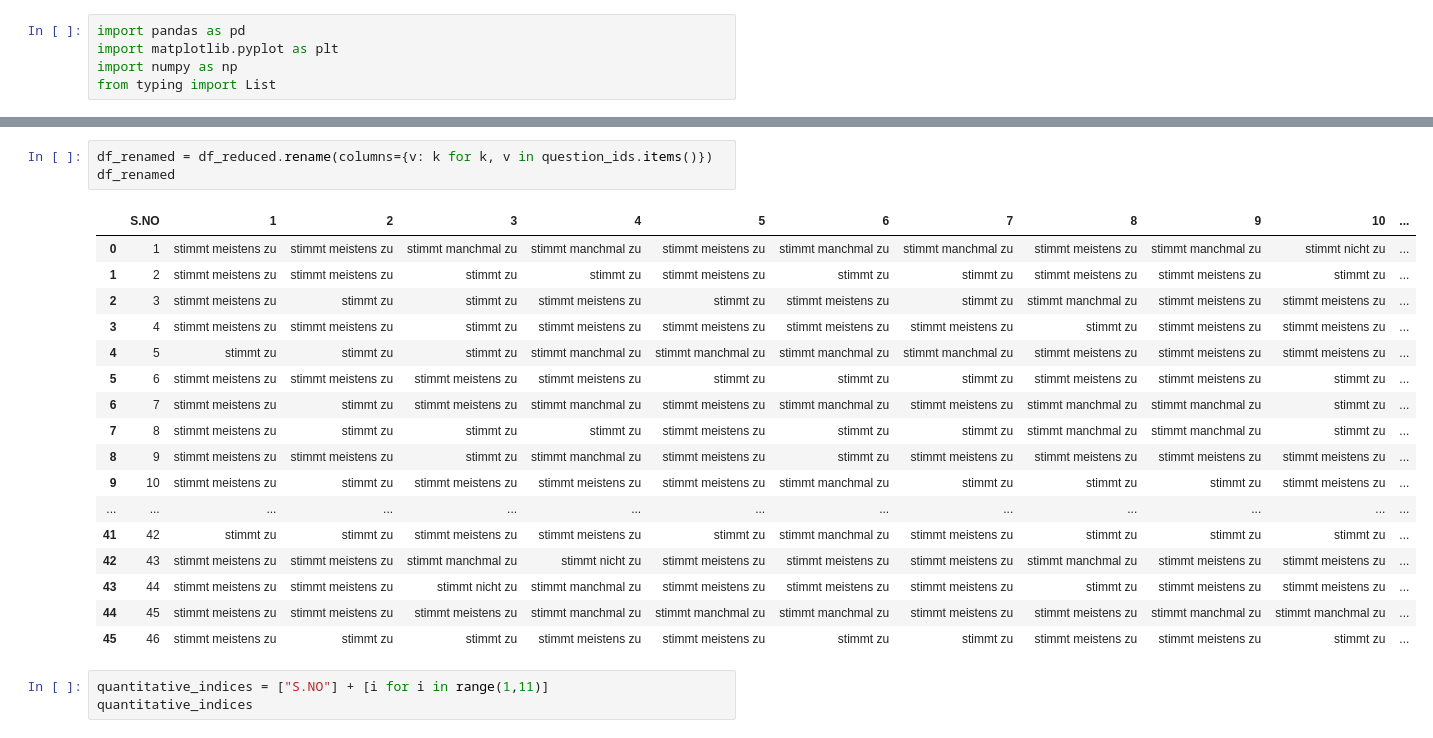
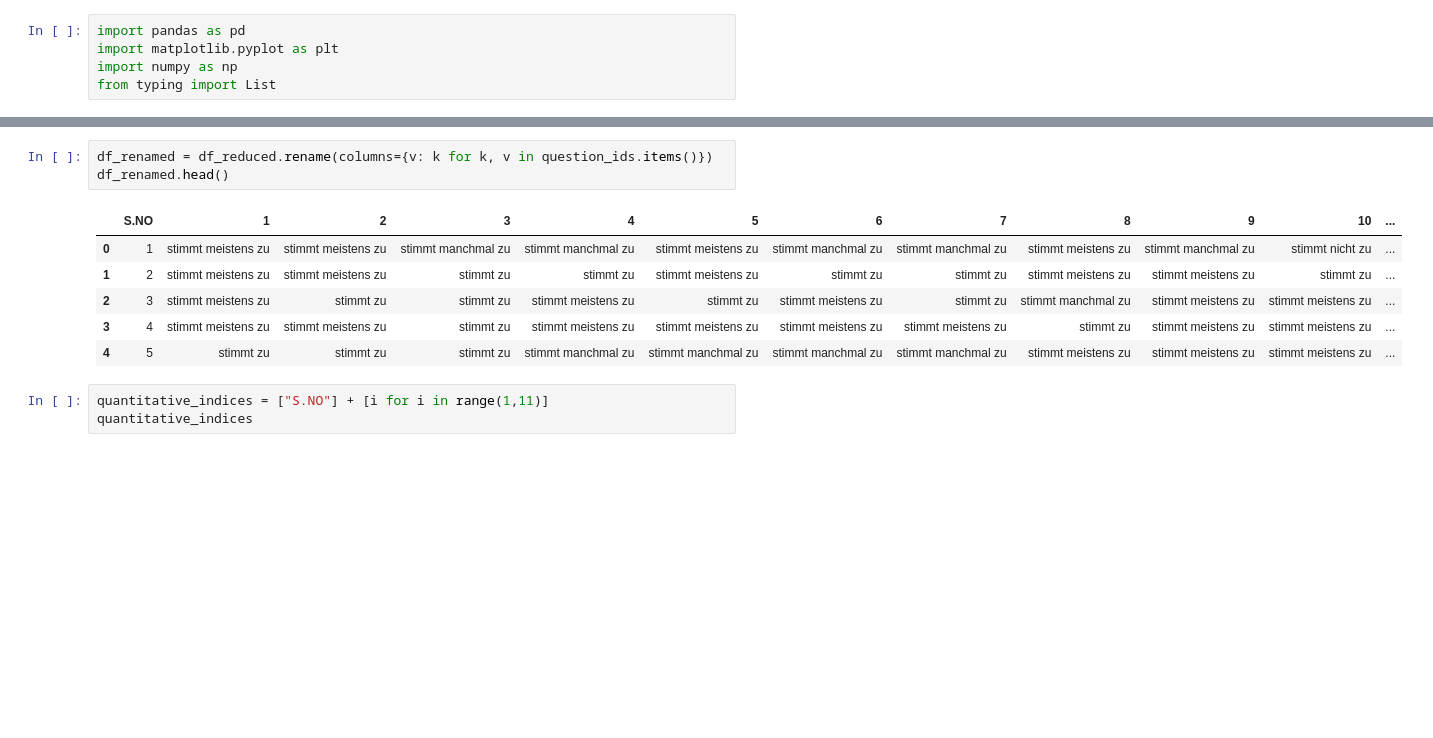
Before and after one commit to hweichelt/eval_achtsamkeit, a Jupyter notebook: auswertung.ipynb, the cells around one changed output, grey strips where cells are left out. Saved outputs shown, nothing was run; the diff lists cells and outputs as text; blank space fills up the shorter version.

Commit message:
Only display head for dfs

```diff
--- a/auswertung.ipynb
+++ b/auswertung.ipynb
@@ -88,25 +66,14 @@ question_ids
  17: '17. Hättest Du Interesse an Angeboten der Hochschule zur Achtsamkeitsförderung?'}
 # %%
 df_renamed = df_reduced.rename(columns={v: k for k, v in question_ids.items()})
-df_renamed
+df_renamed.head()
 # %% [output]
 |  | S.NO | 1 | 2 | 3 | 4 | 5 | 6 | 7 | 8 | 9 | 10 | ... |
 | 0 | 1 | stimmt meistens zu | stimmt meistens zu | stimmt manchmal zu | stimmt manchmal zu | stimmt meistens zu | stimmt manchmal zu | stimmt manchmal zu | stimmt meistens zu | stimmt manchmal zu | stimmt nicht zu | ... |
 | 1 | 2 | stimmt meistens zu | stimmt meistens zu | stimmt zu | stimmt zu | stimmt meistens zu | stimmt zu | stimmt zu | stimmt meistens zu | stimmt meistens zu | stimmt zu | ... |
 | 2 | 3 | stimmt meistens zu | stimmt zu | stimmt zu | stimmt meistens zu | stimmt zu | stimmt meistens zu | stimmt zu | stimmt manchmal zu | stimmt meistens zu | stimmt meistens zu | ... |
 | 3 | 4 | stimmt meistens zu | stimmt meistens zu | stimmt zu | stimmt meistens zu | stimmt meistens zu | stimmt meistens zu | stimmt meistens zu | stimmt zu | stimmt meistens zu | stimmt meistens zu | ... |
 | 4 | 5 | stimmt zu | stimmt zu | stimmt zu | stimmt manchmal zu | stimmt manchmal zu | stimmt manchmal zu | stimmt manchmal zu | stimmt meistens zu | stimmt meistens zu | stimmt meistens zu | ... |
-| 5 | 6 | stimmt meistens zu | stimmt meistens zu | stimmt meistens zu | stimmt meistens zu | stimmt zu | stimmt zu | stimmt zu | stimmt meistens zu | stimmt meistens zu | stimmt zu | ... |
-| 6 | 7 | stimmt meistens zu | stimmt zu | stimmt meistens zu | stimmt manchmal zu | stimmt meistens zu | stimmt manchmal zu | stimmt meistens zu | stimmt manchmal zu | stimmt manchmal zu | stimmt zu | ... |
-| 7 | 8 | stimmt meistens zu | stimmt zu | stimmt zu | stimmt zu | stimmt meistens zu | stimmt zu | stimmt zu | stimmt manchmal zu | stimmt manchmal zu | stimmt zu | ... |
-| 8 | 9 | stimmt meistens zu | stimmt meistens zu | stimmt zu | stimmt manchmal zu | stimmt meistens zu | stimmt zu | stimmt meistens zu | stimmt meistens zu | stimmt meistens zu | stimmt meistens zu | ... |
-| 9 | 10 | stimmt meistens zu | stimmt zu | stimmt meistens zu | stimmt meistens zu | stimmt meistens zu | stimmt manchmal zu | stimmt zu | stimmt zu | stimmt zu | stimmt meistens zu | ... |
-| ... | ... | ... | ... | ... | ... | ... | ... | ... | ... | ... | ... | ... |
-| 41 | 42 | stimmt zu | stimmt zu | stimmt meistens zu | stimmt meistens zu | stimmt zu | stimmt manchmal zu | stimmt meistens zu | stimmt zu | stimmt zu | stimmt zu | ... |
-| 42 | 43 | stimmt meistens zu | stimmt meistens zu | stimmt manchmal zu | stimmt nicht zu | stimmt meistens zu | stimmt meistens zu | stimmt meistens zu | stimmt manchmal zu | stimmt meistens zu | stimmt meistens zu | ... |
-| 43 | 44 | stimmt meistens zu | stimmt meistens zu | stimmt nicht zu | stimmt manchmal zu | stimmt meistens zu | stimmt meistens zu | stimmt meistens zu | stimmt zu | stimmt meistens zu | stimmt meistens zu | ... |
-| 44 | 45 | stimmt meistens zu | stimmt meistens zu | stimmt meistens zu | stimmt manchmal zu | stimmt manchmal zu | stimmt manchmal zu | stimmt meistens zu | stimmt meistens zu | stimmt manchmal zu | stimmt manchmal zu | ... |
-| 45 | 46 | stimmt meistens zu | stimmt zu | stimmt zu | stimmt meistens zu | stimmt meistens zu | stimmt zu | stimmt zu | stimmt meistens zu | stimmt meistens zu | stimmt zu | ... |
 # %%
 quantitative_indices = ["S.NO"] + [i for i in range(1,11)]
 quantitative_indices
```
Also changed, not shown: parts of 4 cells of this notebook.
